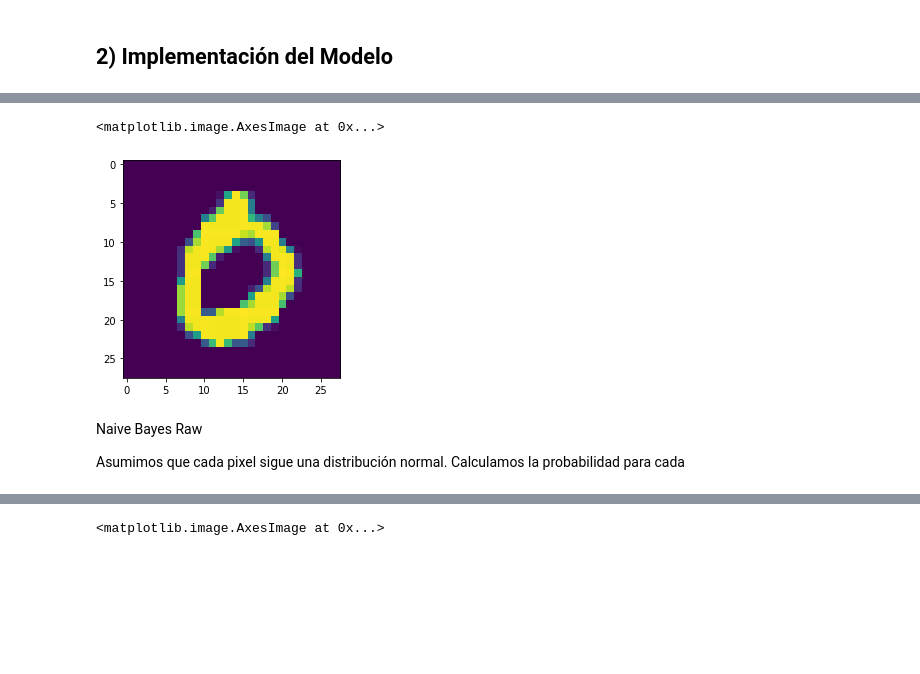
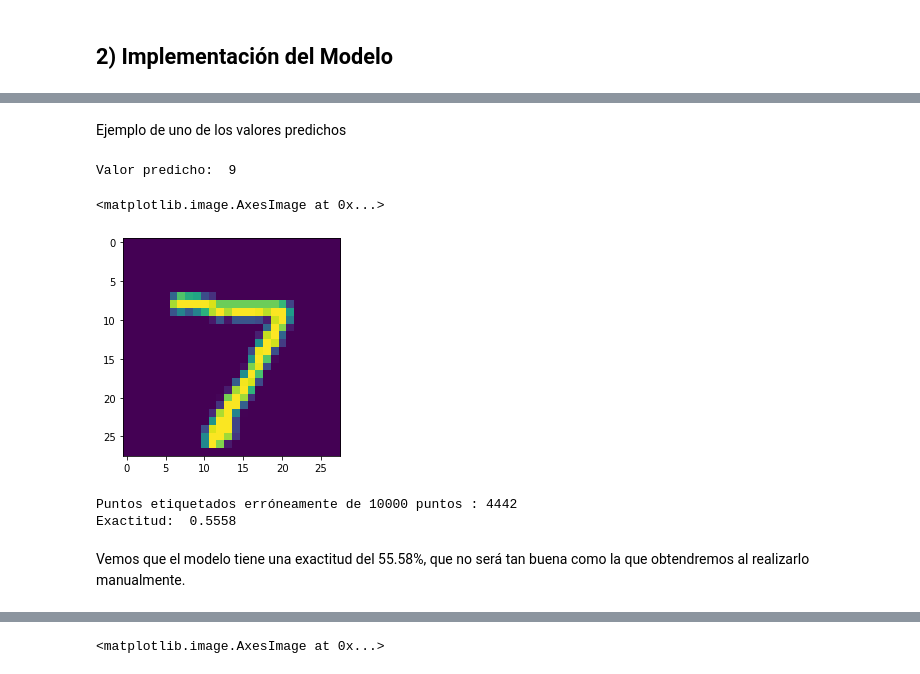
Before and after one commit to jerck1/mnist_classification, a Jupyter notebook: MNIST_generation_classification.ipynb, the cells around one changed output, grey strips where cells are left out. Saved outputs shown, nothing was run; the diff lists cells and outputs as text; code cells hidden in the pictures; blank space fills up the shorter version.

Commit message:
model completed

```diff
--- a/MNIST_generation_classification.ipynb
+++ b/MNIST_generation_classification.ipynb
@@ -90,9 +84,0 @@ y_pred = nb_classifier.predict(x_test_p)
-# %%
-plt.imshow(x_test[3])
-# %% [output]
-<matplotlib.image.AxesImage at 0x...>
-[figure, removed]
-# %% [markdown]
-Naive Bayes Raw
-
-Asumimos que cada pixel sigue una distribución normal. Calculamos la probabilidad para cada
@@ -98,0 +89,19 @@ Asumimos que cada pixel sigue una distribución normal. Calculamos la probabilid
+# %% [markdown]
+Ejemplo de uno de los valores predichos
+# %%
+print("Valor predicho: ",y_pred[0])
+plt.imshow(x_test[0])
+# %% [output]
+Valor predicho:  9
+<matplotlib.image.AxesImage at 0x...>
+[figure, added]
+# %%
+accuracy = accuracy_score(y_test, y_pred)
+print("Puntos etiquetados erróneamente de %d puntos : %d"
+      % (x_test_p.shape[0], (y_test != y_pred).sum()))
+print("Exactitud: ",accuracy)
+# %% [output]
+Puntos etiquetados erróneamente de 10000 puntos : 4442
+Exactitud:  0.5558
+# %% [markdown]
+Vemos que el modelo tiene una exactitud del 55.58%, que no será tan buena como la que obtendremos al realizarlo manualmente.
```
Also changed, not shown: parts of 23 cells of this notebook.
